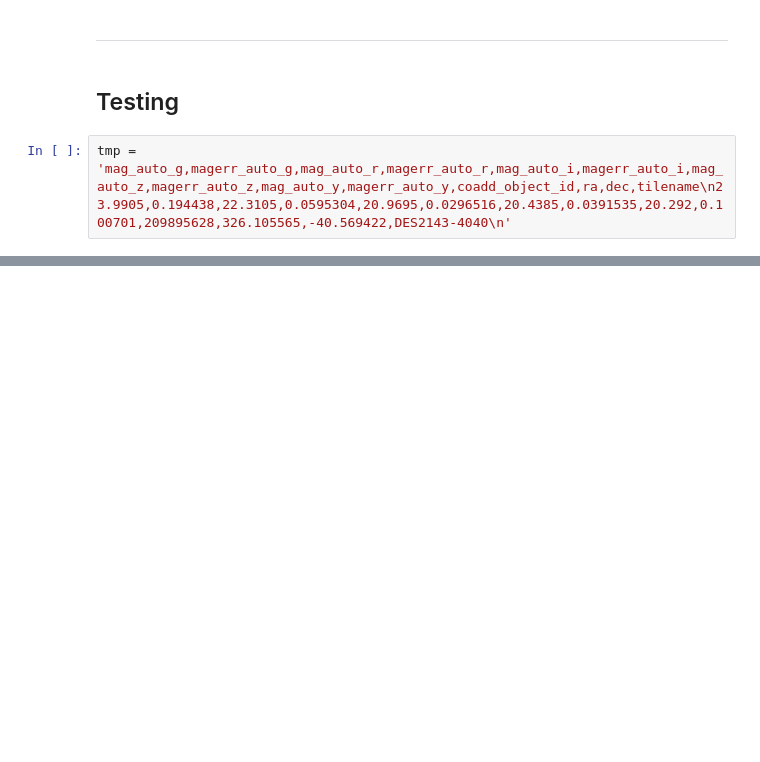
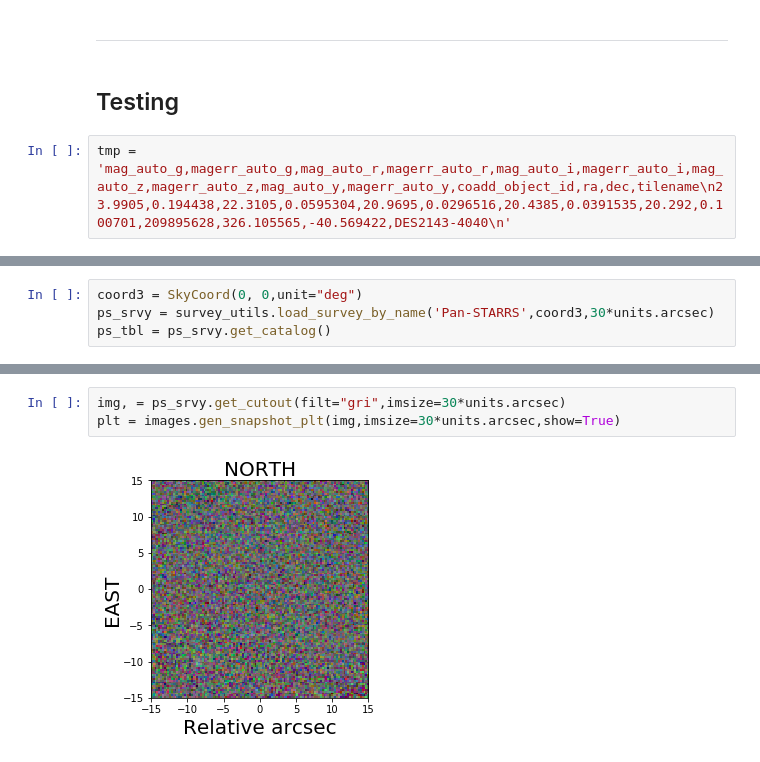
Before and after one commit to FRBs/FRB, a Jupyter notebook: docs/nb/Surveys.ipynb, the cells around one changed output, grey strips where cells are left out. Drawn from its saved outputs; the diff is of its cells as text; blank space fills up the shorter version.

Commit message:
Demo of Pan-STARRS_Survey class

```diff
--- a/docs/nb/Surveys.ipynb
+++ b/docs/nb/Surveys.ipynb
@@ -97,0 +103,4 @@ tmp = 'mag_auto_g,magerr_auto_g,mag_auto_r,magerr_auto_r,mag_auto_i,magerr_auto_
+# %%
+coord3 = SkyCoord(0, 0,unit="deg")
+ps_srvy = survey_utils.load_survey_by_name('Pan-STARRS',coord3,30*units.arcsec)
+ps_tbl = ps_srvy.get_catalog()
@@ -97,0 +115,5 @@ tmp = 'mag_auto_g,magerr_auto_g,mag_auto_r,magerr_auto_r,mag_auto_i,magerr_auto_
+# %%
+img, = ps_srvy.get_cutout(filt="gri",imsize=30*units.arcsec)
+plt = images.gen_snapshot_plt(img,imsize=30*units.arcsec,show=True)
+# %% [output]
+[figure, added]
```
Also changed, not shown: parts of 7 cells of this notebook.
